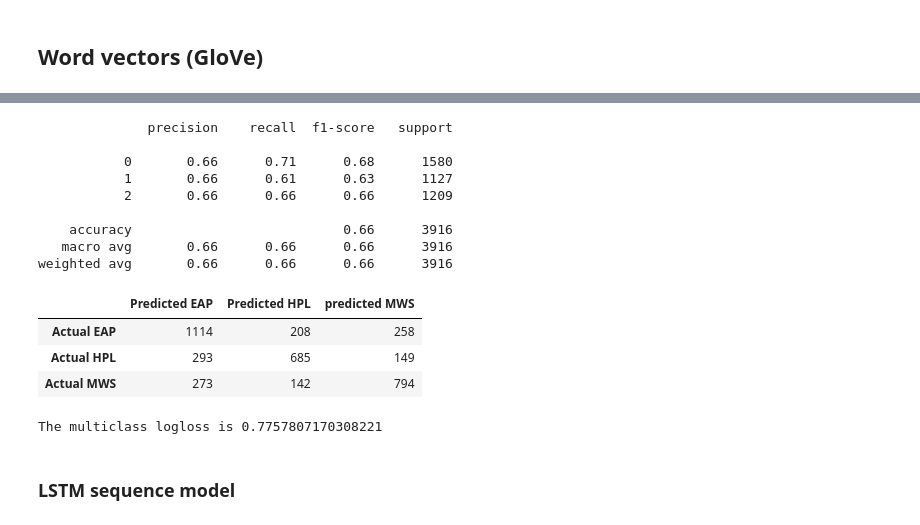
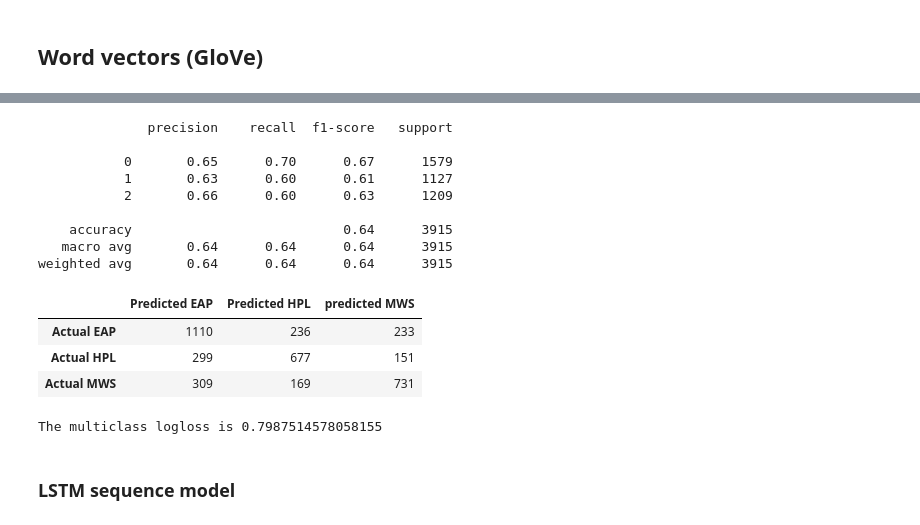
Before and after one commit to dsanyal/Spooky_Author_Classification, a Jupyter notebook: src/model.ipynb, the cells around one changed output, grey strips where cells are left out. Drawn from its saved outputs; the diff is of its cells as text; code cells hidden in the pictures.

```diff
--- a/src/model.ipynb
+++ b/src/model.ipynb
@@ -301,8 +400,10 @@ The multiclass logloss is 0.485967595573491
 # %% [markdown]
 #### XGBoost
 # %%
-xgb_model = XGBClassifier(max_depth= 3, n_estimators=500, n_jobs=-1,learning_rate=0.15, reg_lambda=1,
-                          colsample_bytree = 0.5, random_state=22, subsample = 1.)
+# with tf-idf features
+
+xgb_model = XGBClassifier(max_depth= 2, n_estimators= 1500, n_jobs=-1,learning_rate=0.2, reg_lambda=1.5,
+                          colsample_bytree = 0.5, colsample_bylevel = 0.5, random_state=22, subsample = 0.8)
 xgb_model.fit(tfidf_train, y_train, eval_metric =  ['mlogloss'], eval_set = [(tfidf_train,y_train), (tfidf_test, y_test)],
-             early_stopping_rounds = 50)
+             early_stopping_rounds = 30)
 # %% [output]
@@ -351,0 +453,8 @@ The multiclass logloss is 0.7014815384936448
+# %%
+# With Count Vectorizer features
+
+xgb_model_count = XGBClassifier(max_depth= 2, n_estimators=1500, n_jobs=-1,learning_rate=0.2, reg_lambda=1.5,
+                          colsample_bytree = 0.5, colsample_bylevel = 0.5, random_state=22, subsample = 0.8)
+
+xgb_model_count.fit(countvec_train, y_train, eval_metric =  ['mlogloss'], eval_set = [(countvec_train,y_train), (countvec_test, y_test)],
+             early_stopping_rounds = 30)
@@ -413,8 +564,3 @@ def sentence_to_avg(sentence, word_to_vec_map):
-# %%
-train = pd.read_csv('../input/train.csv')
-train.loc[:, 'author'] = train.author.map({'EAP':0, 'HPL': 1, 'MWS': 2})
-X_train, X_test, y_train, y_test = train_test_split(train, train.author, test_size=0.2,
-                                                  shuffle=True, random_state=9999, stratify = train.author)
 # %%
 X_train_glove = [sentence_to_avg(x, word_to_vec_map) for x in X_train.text]
 X_test_glove =  [sentence_to_avg(x, word_to_vec_map) for x in X_test.text]
@@ -444,8 +586,8 @@ Test logloss:  0.8134586541872701
 # %%
-# XgBoost
+# XgBoost with GloVe vectors
 
-xgb_model = XGBClassifier(max_depth= 3, n_estimators=300, n_jobs=-1,learning_rate=0.1, reg_lambda=1.5,
-                          colsample_bytree = 0.5, random_state=22, subsample = 0.8)
-xgb_model.fit(X_train_glove_sc, y_train, eval_metric =  ['mlogloss'], eval_set = [(X_train_glove_sc,y_train), (X_test_glove_sc, y_test)],
-             early_stopping_rounds = 30)
+xgb_model = XGBClassifier(max_depth= 3, n_estimators= 1000, n_jobs=-1,learning_rate= 0.1, reg_lambda=1.5,
+                          colsample_bytree = 0.5, colsample_bylevel = 0.5, random_state=22, subsample = 0.8)
+xgb_model.fit(X_train_glove, y_train, eval_metric =  ['mlogloss'], eval_set = [(X_train_glove,y_train), (X_test_glove, y_test)],
+             early_stopping_rounds = 20)
 # %% [output]
@@ -474,22 +616,22 @@ XGBClassifier(base_score=0.5, booster='gbtree', colsample_bylevel=1,
               reg_alpha=0, reg_lambda=1.5, scale_pos_weight=1, seed=None,
               silent=None, subsample=0.8, verbosity=1)
 # %%
-show_metrics(y_test, xgb_model.predict(X_test_glove_sc), xgb_model.predict_proba(X_test_glove_sc))
+show_metrics(y_test, xgb_model.predict(X_test_glove), xgb_model.predict_proba(X_test_glove))
 # %% [output]
               precision    recall  f1-score   support
 
-           0       0.66      0.71      0.68      1580
-           1       0.66      0.61      0.63      1127
-           2       0.66      0.66      0.66      1209
+           0       0.65      0.70      0.67      1579
+           1       0.63      0.60      0.61      1127
+           2       0.66      0.60      0.63      1209
 
-    accuracy                           0.66      3916
-   macro avg       0.66      0.66      0.66      3916
-weighted avg       0.66      0.66      0.66      3916
+    accuracy                           0.64      3915
+   macro avg       0.64      0.64      0.64      3915
+weighted avg       0.64      0.64      0.64      3915
 |  | Predicted EAP | Predicted HPL | predicted MWS |
-| Actual EAP | 1114 | 208 | 258 |
-| Actual HPL | 293 | 685 | 149 |
-| Actual MWS | 273 | 142 | 794 |
+| Actual EAP | 1110 | 236 | 233 |
+| Actual HPL | 299 | 677 | 151 |
+| Actual MWS | 309 | 169 | 731 |
-The multiclass logloss is 0.7757807170308221
+The multiclass logloss is 0.7987514578058155
 # %% [markdown]
 ### LSTM sequence model
 # %%
```
Also changed, not shown: parts of 59 cells of this notebook.
